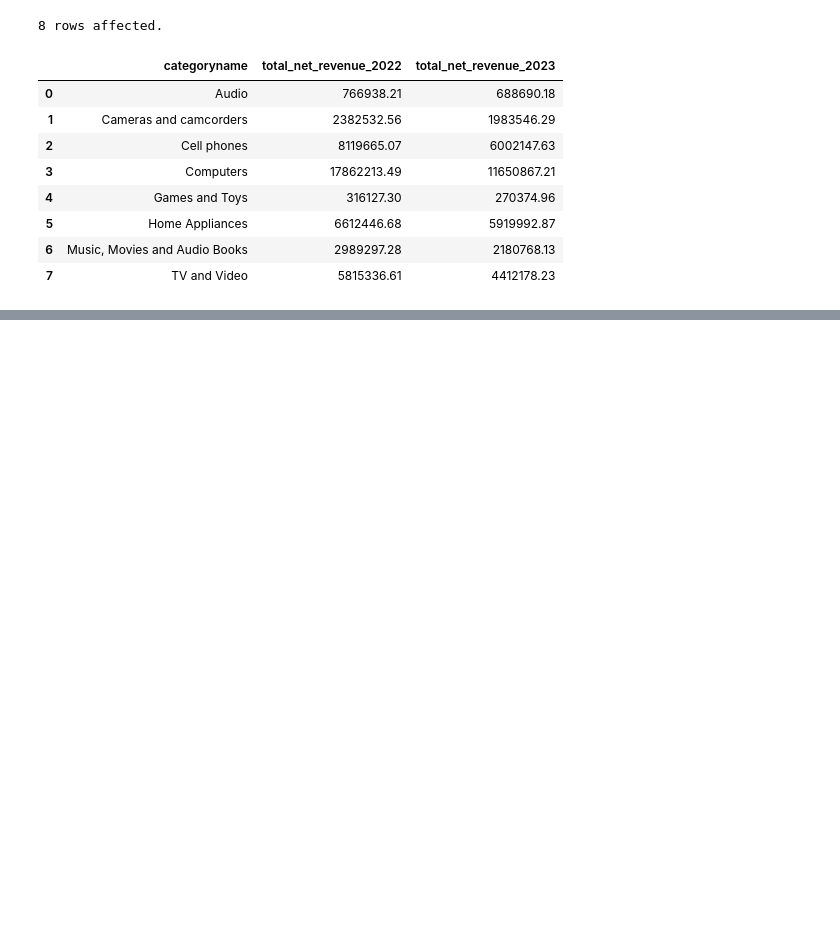
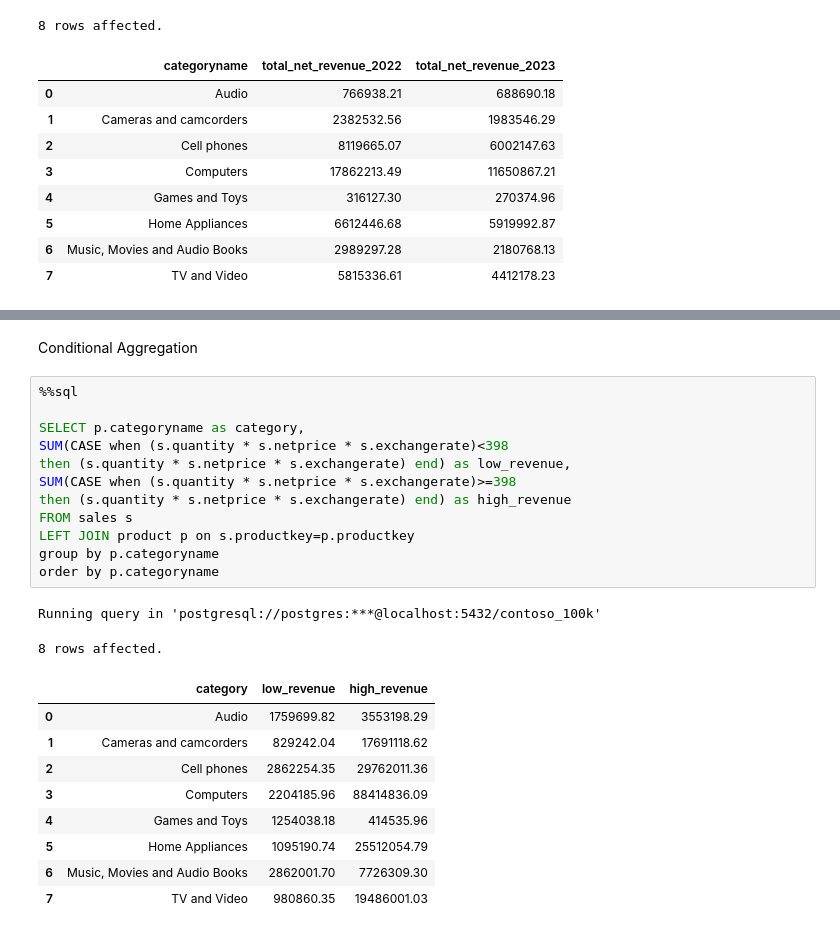
Before and after one commit to syedmohiuddiny01-data/postgresql-data-analytics, a Jupyter notebook: 01_SQL_Practice.ipynb, the cells around one changed output, grey strips where cells are left out. Cells and saved outputs as stored; diff of their text form; blank space fills up the shorter version.

```diff
--- a/01_SQL_Practice.ipynb
+++ b/01_SQL_Practice.ipynb
@@ -397,0 +477,26 @@ Running query in 'postgresql://postgres:***@localhost:5432/contoso_100k'
+# %% [markdown]
+Conditional Aggregation
+# %%
+%%sql
+
+SELECT p.categoryname as category,
+SUM(CASE when (s.quantity * s.netprice * s.exchangerate)<398
+then (s.quantity * s.netprice * s.exchangerate) end) as low_revenue,
+SUM(CASE when (s.quantity * s.netprice * s.exchangerate)>=398
+then (s.quantity * s.netprice * s.exchangerate) end) as high_revenue
+FROM sales s
+LEFT JOIN product p on s.productkey=p.productkey
+group by p.categoryname
+order by p.categoryname
+# %% [output]
+Running query in 'postgresql://postgres:***@localhost:5432/contoso_100k'
+8 rows affected.
+|  | category | low_revenue | high_revenue |
+| 0 | Audio | 1759699.82 | 3553198.29 |
+| 1 | Cameras and camcorders | 829242.04 | 17691118.62 |
+| 2 | Cell phones | 2862254.35 | 29762011.36 |
+| 3 | Computers | 2204185.96 | 88414836.09 |
+| 4 | Games and Toys | 1254038.18 | 414535.96 |
+| 5 | Home Appliances | 1095190.74 | 25512054.79 |
+| 6 | Music, Movies and Audio Books | 2862001.70 | 7726309.30 |
+| 7 | TV and Video | 980860.35 | 19486001.03 |
```
Also changed, not shown: parts of 14 cells of this notebook.
